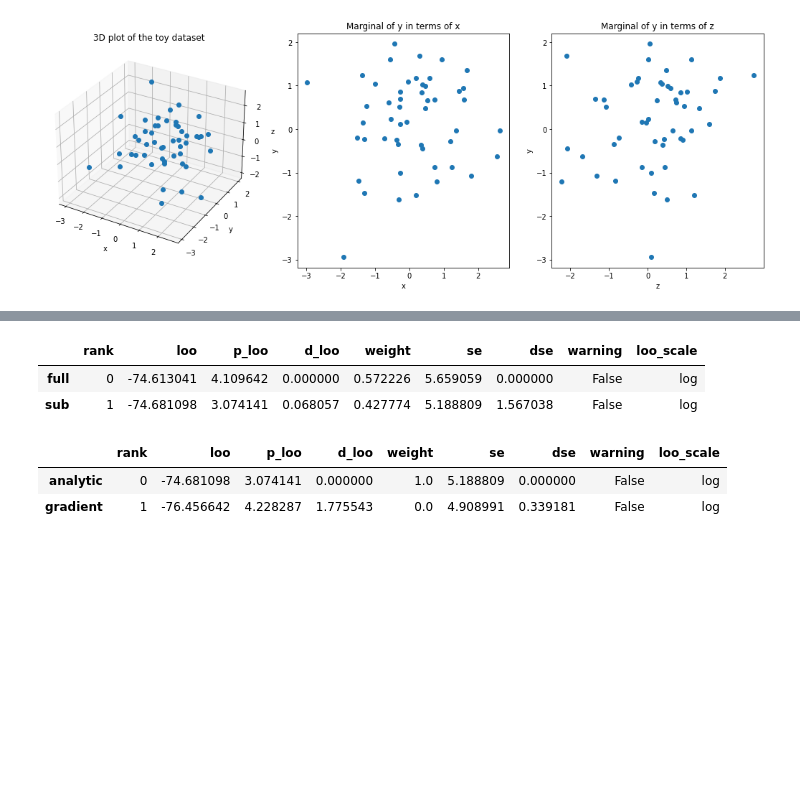
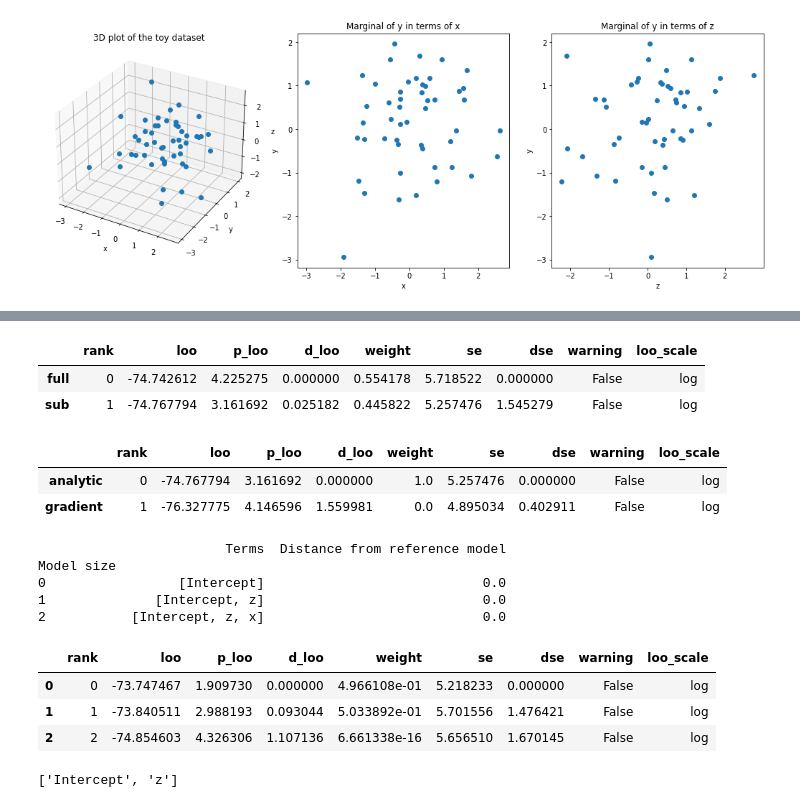
Before and after one commit to bambinos/kulprit, a Jupyter notebook: notebooks/01-ym-prototype-workflow.ipynb, the cells around one changed output, grey strips where cells are left out. Cells and saved outputs as stored; diff of their text form; code cells hidden in the pictures; blank space fills up the shorter version.

Commit message:
updated prototype workflow with search module

```diff
--- a/notebooks/01-ym-prototype-workflow.ipynb
+++ b/notebooks/01-ym-prototype-workflow.ipynb
@@ -54,6 +54,6 @@ Sampling 2 chains for 1_000 tune and 2_000 draw iterations (2_000 + 4_000 draws
 # build reference model object
 ref_model = kpt.ReferenceModel(model, idata)
 # project the reference model to some parameter subset and plot posterior
-sub_model = ref_model.project(terms=["x"])
+submodel = ref_model.project(terms=["x"])
 # %%
 # visualise projected parameters
@@ -70,15 +70,35 @@ plt.show()
 # %%
 # compare full and submodel predictive performance
-az.compare(dict(full=idata, sub=sub_model.idata))
+az.compare(dict(full=idata, sub=submodel.idata))
 # %% [output]
 |  | rank | loo | p_loo | d_loo | weight | se | dse | warning | loo_scale |
-| full | 0 | -74.613041 | 4.109642 | 0.000000 | 0.572226 | 5.659059 | 0.000000 | False | log |
-| sub | 1 | -74.681098 | 3.074141 | 0.068057 | 0.427774 | 5.188809 | 1.567038 | False | log |
+| full | 0 | -74.742612 | 4.225275 | 0.000000 | 0.554178 | 5.718522 | 0.000000 | False | log |
+| sub | 1 | -74.767794 | 3.161692 | 0.025182 | 0.445822 | 5.257476 | 1.545279 | False | log |
 # %%
 # project with gradient descent and compare to analytic solution
-analytic_sub_model = ref_model.project(terms=["x"], method="gradient")
-az.compare(dict(analytic=sub_model.idata, gradient=analytic_sub_model.idata))
+analytic_submodel = ref_model.project(terms=["x"], method="gradient")
+az.compare(dict(analytic=submodel.idata, gradient=analytic_submodel.idata))
 # %% [output]
 |  | rank | loo | p_loo | d_loo | weight | se | dse | warning | loo_scale |
-| analytic | 0 | -74.681098 | 3.074141 | 0.000000 | 1.0 | 5.188809 | 0.000000 | False | log |
-| gradient | 1 | -76.456642 | 4.228287 | 1.775543 | 0.0 | 4.908991 | 0.339181 | False | log |
+| analytic | 0 | -74.767794 | 3.161692 | 0.000000 | 1.0 | 5.257476 | 0.000000 | False | log |
+| gradient | 1 | -76.327775 | 4.146596 | 1.559981 | 0.0 | 4.895034 | 0.402911 | False | log |
+# %%
+ref_model.search()
+# %% [output]
+                        Terms  Distance from reference model
+Model size
+0                 [Intercept]                            0.0
+1              [Intercept, z]                            0.0
+2           [Intercept, z, x]                            0.0
+# %%
+ref_model.loo_compare()
+# %% [output]
+|  | rank | loo | p_loo | d_loo | weight | se | dse | warning | loo_scale |
+| 0 | 0 | -73.747467 | 1.909730 | 0.000000 | 4.966108e-01 | 5.218233 | 0.000000 | False | log |
+| 1 | 1 | -73.840511 | 2.988193 | 0.093044 | 5.033892e-01 | 5.701556 | 1.476421 | False | log |
+| 2 | 2 | -74.854603 | 4.326306 | 1.107136 | 6.661338e-16 | 5.656510 | 1.670145 | False | log |
+# %%
+submodel = ref_model.project(1)
+submodel.structure.term_names
+# %% [output]
+['Intercept', 'z']
```
Also changed, not shown: parts of 3 cells of this notebook, 1 other file.
